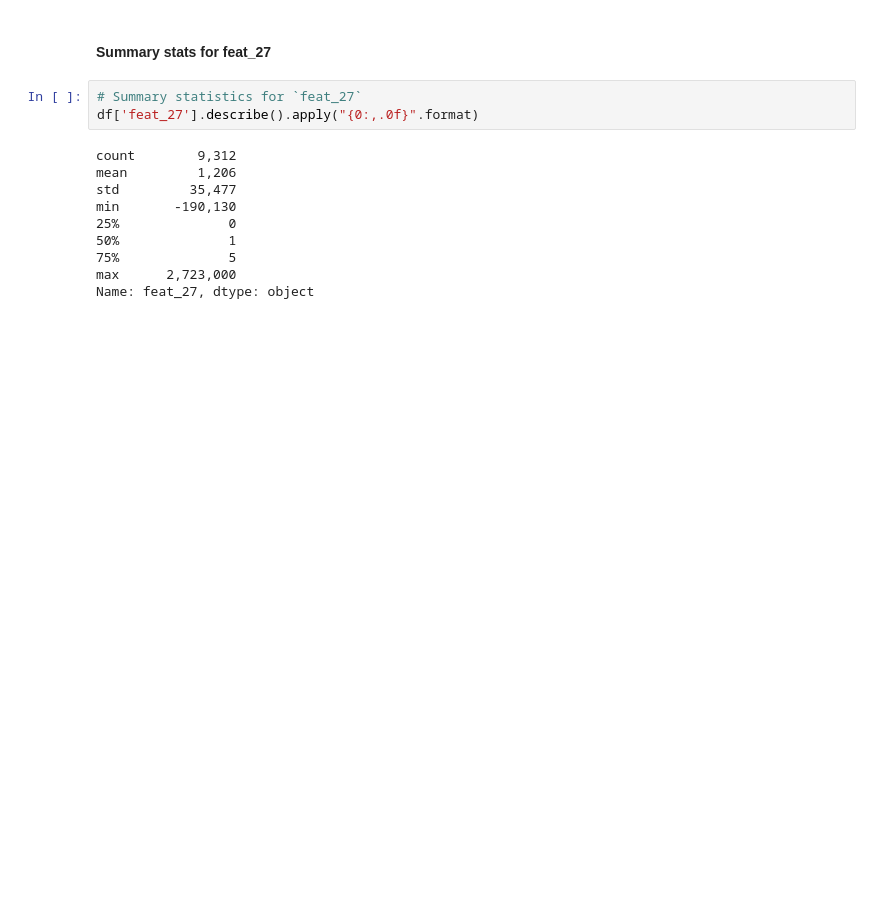
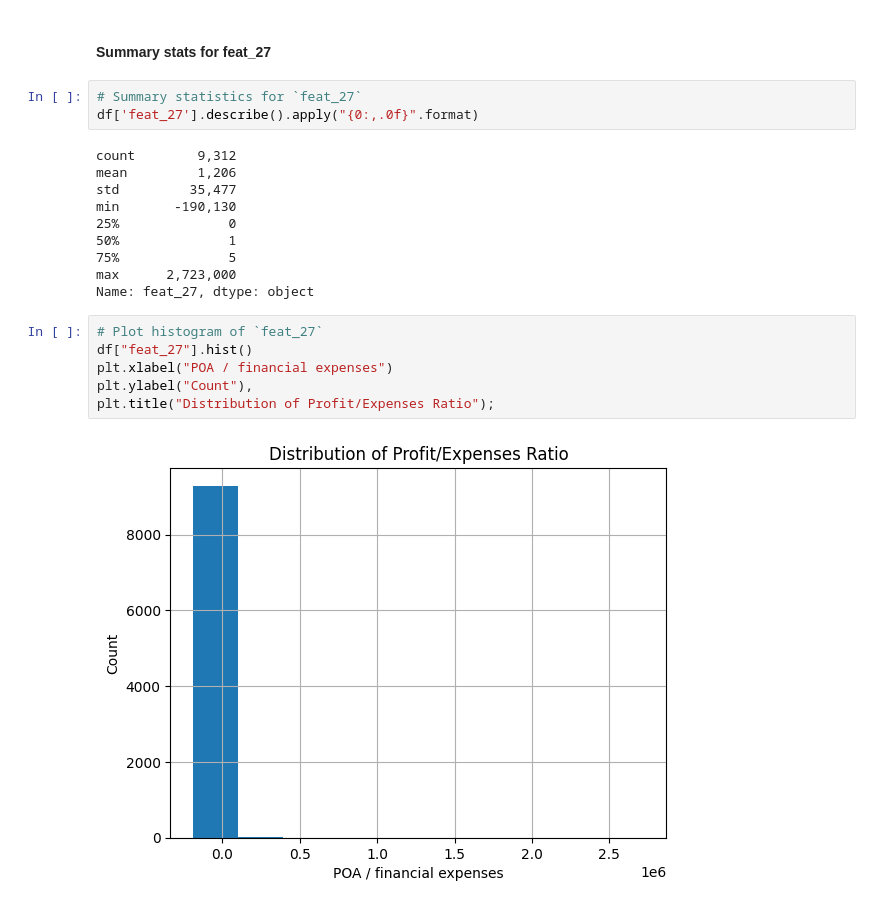
Before and after one commit to noelogbuagu/Data_Science_Portfolio, a Jupyter notebook: 5_Predicting_Bankruptcy/notebook.ipynb, the cells around one changed output. Cells and saved outputs as stored; diff of their text form; blank space fills up the shorter version.

```diff
--- a/5_Predicting_Bankruptcy/notebook.ipynb
+++ b/5_Predicting_Bankruptcy/notebook.ipynb
@@ -173,3 +173,11 @@ min       -190,130
 75%              5
 max      2,723,000
 Name: feat_27, dtype: object
+# %%
+# Plot histogram of `feat_27`
+df["feat_27"].hist()
+plt.xlabel("POA / financial expenses")
+plt.ylabel("Count"),
+plt.title("Distribution of Profit/Expenses Ratio");
+# %% [output]
+[figure, added]
```
